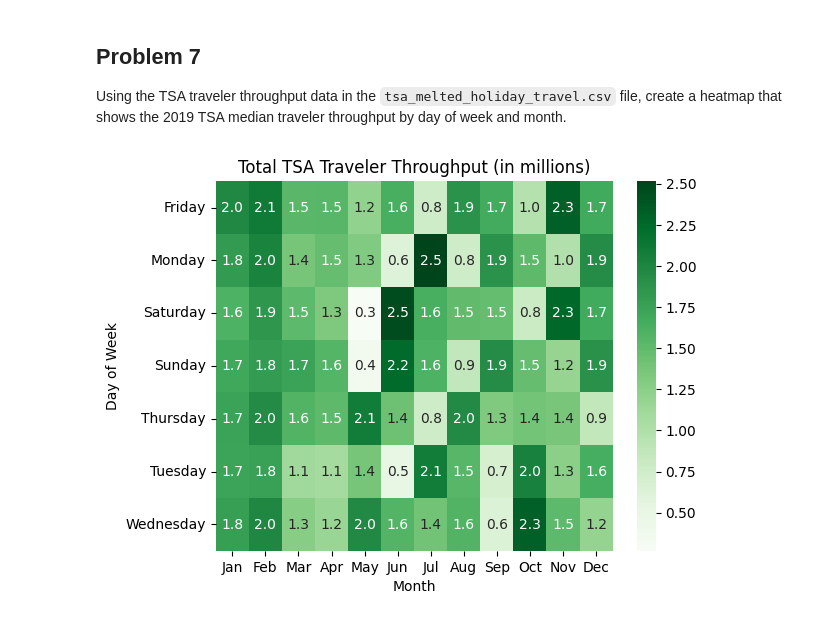
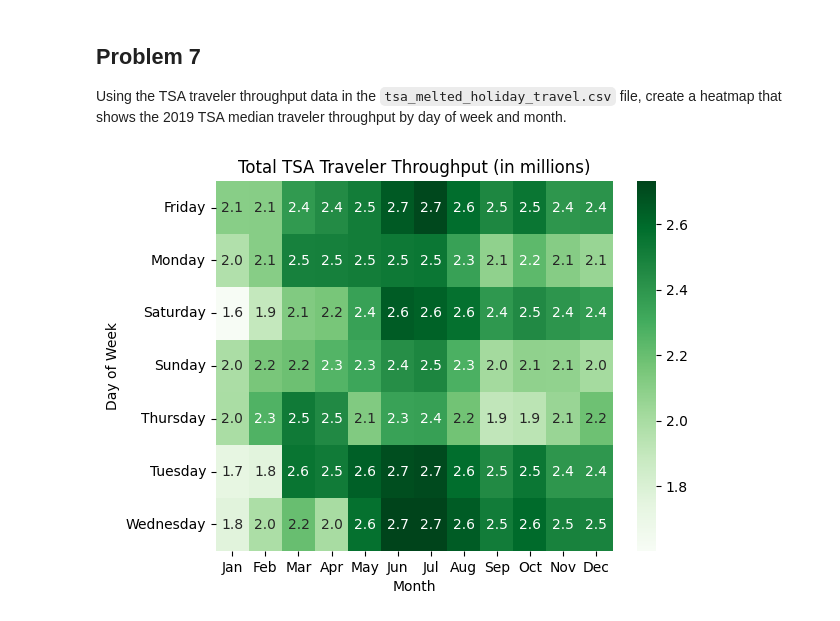
Before and after one commit to SU-IST707-FS25/week-1-materials-aambler, a Jupyter notebook: assignment.ipynb, the cells around one changed output. Drawn from its saved outputs; the diff is of its cells as text; code cells hidden in the pictures.

```diff
--- a/assignment.ipynb
+++ b/assignment.ipynb
@@ -164,28 +164,26 @@ Using the TSA traveler throughput data in the `tsa_melted_holiday_travel.csv` fi
 # %%
 # Your code here
 import seaborn as sns
 import calendar
 
 tsa_melted_holiday_travel = pd.read_csv(
     './data/tsa_melted_holiday_travel.csv',
     parse_dates=True, index_col='date'
 )
 
-data = tsa_melted_holiday_travel['2019':'2021-04']\
+data = tsa_melted_holiday_travel['2019':'2019']\
     .assign(month=lambda x: x.index.month,
     day_of_week=lambda x: x.index.day_name(),   # e.g., Monday, Tuesday
     year=lambda x: x.index.year)\
     .pivot_table(index="day_of_week",
     columns="month",
     values="travelers",
     aggfunc="median")
 
-data
-
 ax = sns.heatmap(data=data / 1e6, cmap='Greens', annot=True, fmt='.1f')
 _ = ax.set_xticklabels(calendar.month_abbr[1:], rotation=0)
 _ = ax.set_title('Total TSA Traveler Throughput (in millions)')
 _ = ax.set_ylabel('Day of Week')
 _ = ax.set_xlabel('Month')
 # %% [output]
-[figure, old version]
+[figure, new version]
```
